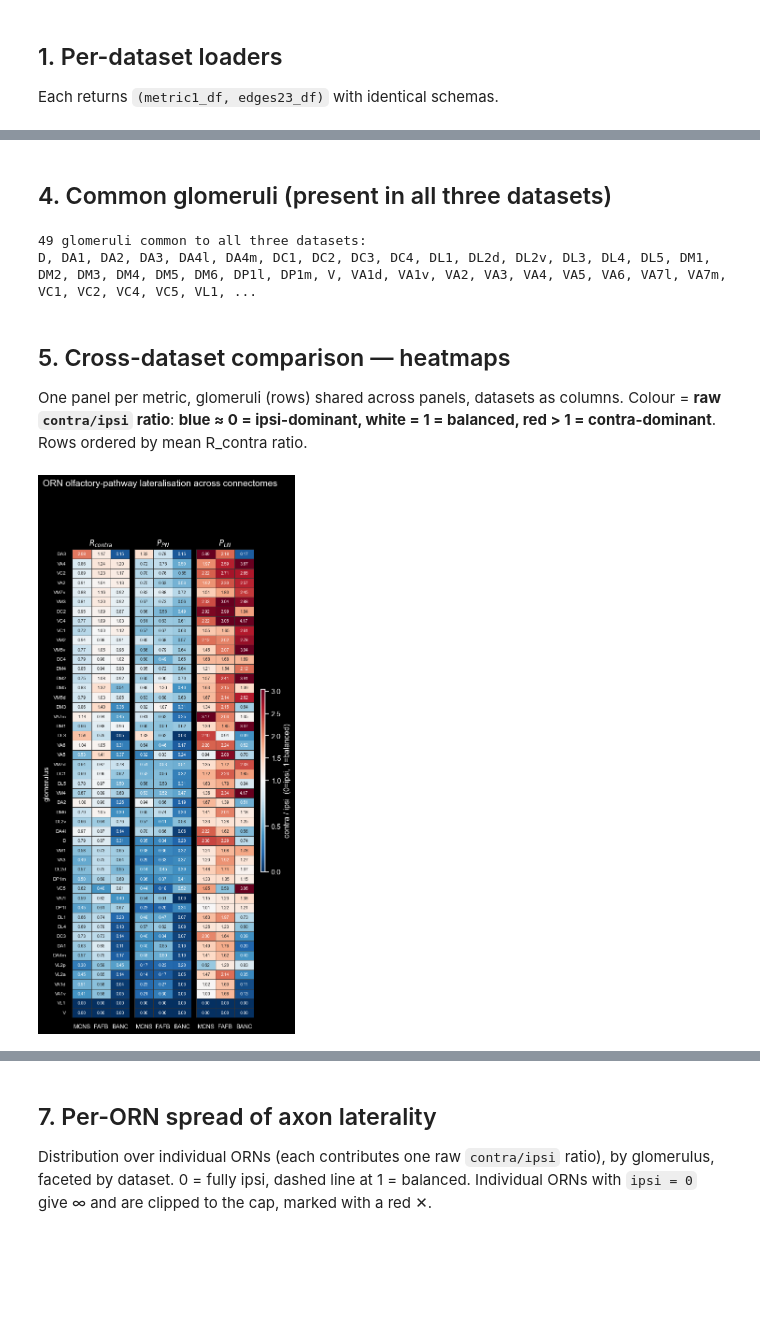
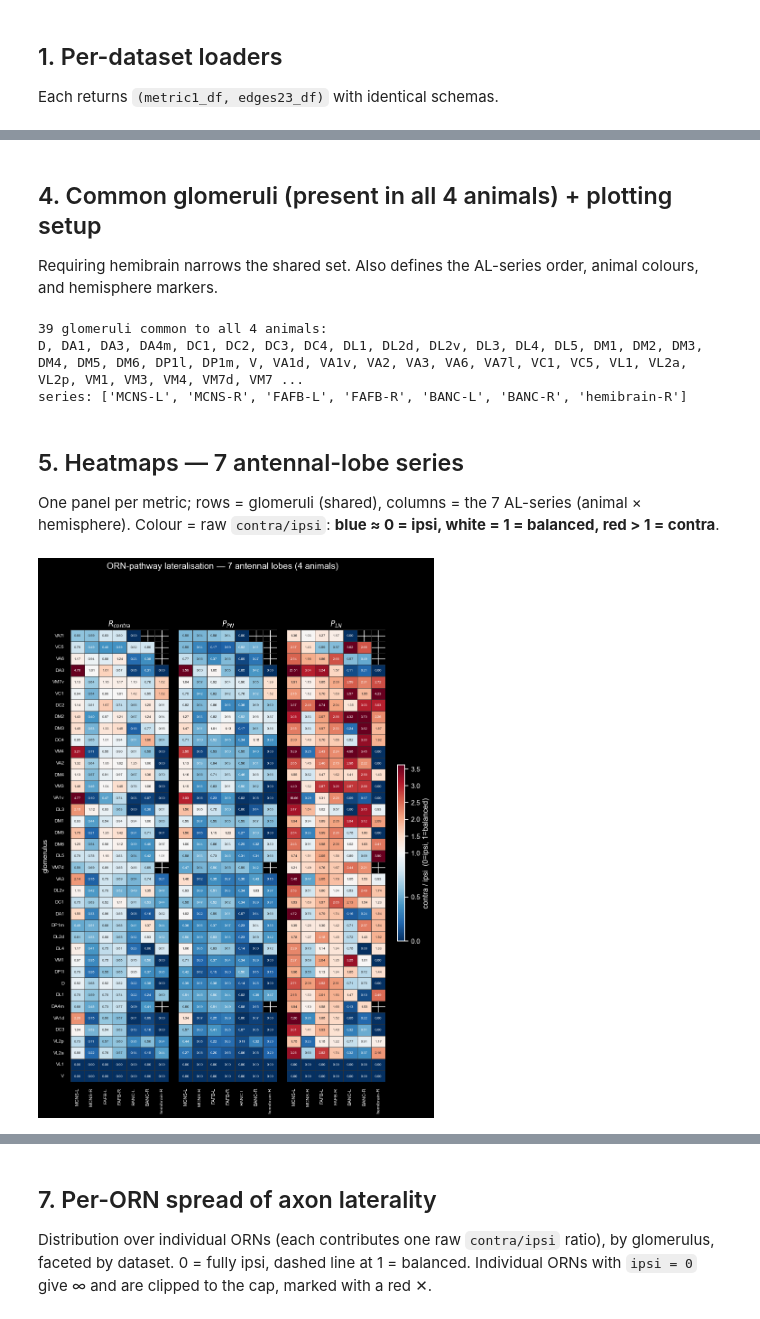
Before and after one commit to neurorishika/fly-connectomics, a Jupyter notebook: analysis/ORN-lateralization-multi.ipynb, the cells around one changed output, grey strips where cells are left out. Saved outputs shown, nothing was run; the diff lists cells and outputs as text; code cells hidden in the pictures; blank space fills up the shorter version.

```diff
--- a/analysis/ORN-lateralization-multi.ipynb
+++ b/analysis/ORN-lateralization-multi.ipynb
@@ -284,55 +288,59 @@ saved ORN-lateralization-multi.csv   (474, 8)
 # %% [markdown]
-## 4. Common glomeruli (present in all three datasets)
+## 4. Common glomeruli (present in all 4 animals) + plotting setup
+Requiring hemibrain narrows the shared set. Also defines the AL-series order, animal colours, and hemisphere markers.
 # %%
-common = sorted(set.intersection(*metric1_df.groupby('dataset')['glomerulus'].agg(set).tolist()))
-print(f'{len(common)} glomeruli common to all three datasets:')
+# glomeruli present in ALL animals (so hemibrain's ~40 narrows the set)
+common = sorted(set.intersection(*summary.groupby('animal')['glomerulus'].agg(set).tolist()))
+print(f'{len(common)} glomeruli common to all {summary["animal"].nunique()} animals:')
 print(', '.join(common))
 
-DS_ORDER = ['MCNS', 'FAFB', 'BANC']
+ANIMALS = [a for a in ['MCNS', 'FAFB', 'BANC', 'hemibrain'] if a in summary['animal'].unique()]
+SERIES_ORDER = [s for s in ['MCNS-L', 'MCNS-R', 'FAFB-L', 'FAFB-R', 'BANC-L', 'BANC-R', 'hemibrain-R']
+                if s in summary['series'].unique()]
+animal_color = dict(zip(ANIMALS, sns.color_palette('Set2', len(ANIMALS))))
+hemi_marker = {'L': 'o', 'R': 's'}   # left = circle, right = square
 METRICS = [('R_contra', r'$R_{contra}$'),
            ('P_PN', r'$P_{PN}$'),
            ('P_LN', r'$P_{LN}$')]
+print('series:', SERIES_ORDER)
 # %% [output]
-49 glomeruli common to all three datasets:
-D, DA1, DA2, DA3, DA4l, DA4m, DC1, DC2, DC3, DC4, DL1, DL2d, DL2v, DL3, DL4, DL5, DM1, DM2, DM3, DM4, DM5, DM6, DP1l, DP1m, V, VA1d, VA1v, VA2, VA3, VA4, VA5, VA6, VA7l, VA7m, VC1, VC2, VC4, VC5, VL1, ...
+39 glomeruli common to all 4 animals:
+D, DA1, DA3, DA4m, DC1, DC2, DC3, DC4, DL1, DL2d, DL2v, DL3, DL4, DL5, DM1, DM2, DM3, DM4, DM5, DM6, DP1l, DP1m, V, VA1d, VA1v, VA2, VA3, VA6, VA7l, VC1, VC5, VL1, VL2a, VL2p, VM1, VM3, VM4, VM7d, VM7 ...
+series: ['MCNS-L', 'MCNS-R', 'FAFB-L', 'FAFB-R', 'BANC-L', 'BANC-R', 'hemibrain-R']
 # %% [markdown]
-## 5. Cross-dataset comparison — heatmaps
+## 5. Heatmaps — 7 antennal-lobe series
 
-One panel per metric, glomeruli (rows) shared across panels, datasets as columns.
-Colour = **raw `contra/ipsi` ratio**: **blue ≈ 0 = ipsi-dominant, white = 1 = balanced,
-red > 1 = contra-dominant**. Rows ordered by mean R_contra ratio.
+One panel per metric; rows = glomeruli (shared), columns = the 7 AL-series (animal × hemisphere).
+Colour = raw `contra/ipsi`: **blue ≈ 0 = ipsi, white = 1 = balanced, red > 1 = contra**.
 # %%
 plot = summary[summary['glomerulus'].isin(common)].copy()
-plot['r'] = cratio(plot['contra_syn'], plot['ipsi_syn'])   # 0 = ipsi, 1 = balanced, >1 = contra
+rfin = plot['ratio'].replace(np.inf, np.nan)
 
-# diverging colour centred on 1 (balanced); 0 = fully ipsi (blue), >1 = contra (red)
-vmax = float(np.nanquantile(plot['r'], 0.98))
+vmax = float(np.nanquantile(rfin, 0.98))
 norm = TwoSlopeNorm(vcenter=1.0, vmin=0.0, vmax=max(vmax, 1.5))
+ax_order = (plot[plot['metric'] == 'R_contra']
+            .groupby('glomerulus')['ratio'].mean().sort_values(ascending=False).index.tolist())
 
-# row order by mean R_contra ratio (most contralateral at top, most ipsi at bottom)
-ax_order = (plot[plot['metric'] == 'R_contra']
-            .groupby('glomerulus')['r'].mean().sort_values(ascending=False).index.tolist())
-
-fig, axes = plt.subplots(1, 3, figsize=(5, 13), sharey=True)
+fig, axes = plt.subplots(1, 3, figsize=(9, 13), sharey=True)
 for ax, (metric, title) in zip(axes, METRICS):
     mat = (plot[plot['metric'] == metric]
-           .pivot(index='glomerulus', columns='dataset', values='r')
-           .reindex(index=ax_order, columns=DS_ORDER))
+           .pivot(index='glomerulus', columns='series', values='ratio')
+           .reindex(index=ax_order, columns=SERIES_ORDER))
     sns.heatmap(mat, ax=ax, cmap='RdBu_r', norm=norm, cbar=False,
-                annot=True, fmt='.2f', annot_kws={'size': 6.5},
+                annot=True, fmt='.2f', annot_kws={'size': 5.5},
                 linewidths=0.4, linecolor='0.2', square=False)
     ax.set_title(title, fontsize=12, fontweight='bold')
     ax.set_xlabel(''); ax.set_ylabel('')
-    ax.tick_params(axis='x', labelsize=9, rotation=0)
+    ax.tick_params(axis='x', labelsize=7.5, rotation=90)
     ax.tick_params(axis='y', labelsize=7.5)
 axes[0].set_ylabel('glomerulus', fontsize=11)
 
-fig.subplots_adjust(right=0.9, wspace=0.08)
+fig.subplots_adjust(right=0.9, wspace=0.1)
 cax = fig.add_axes([0.93, 0.35, 0.018, 0.3])
 fig.colorbar(ScalarMappable(norm=norm, cmap='RdBu_r'), cax=cax,
              label='contra / ipsi  (0=ipsi, 1=balanced)')
-fig.suptitle('ORN olfactory-pathway lateralisation across connectomes', y=0.995, fontsize=14)
+fig.suptitle('ORN-pathway lateralisation — 7 antennal lobes (4 animals)', y=0.995, fontsize=14)
 plt.show()
 # %% [output]
-[figure, old version]
+[figure, new version]
 # %% [markdown]
```
Also changed, not shown: parts of 23 cells of this notebook, 52 other files.
